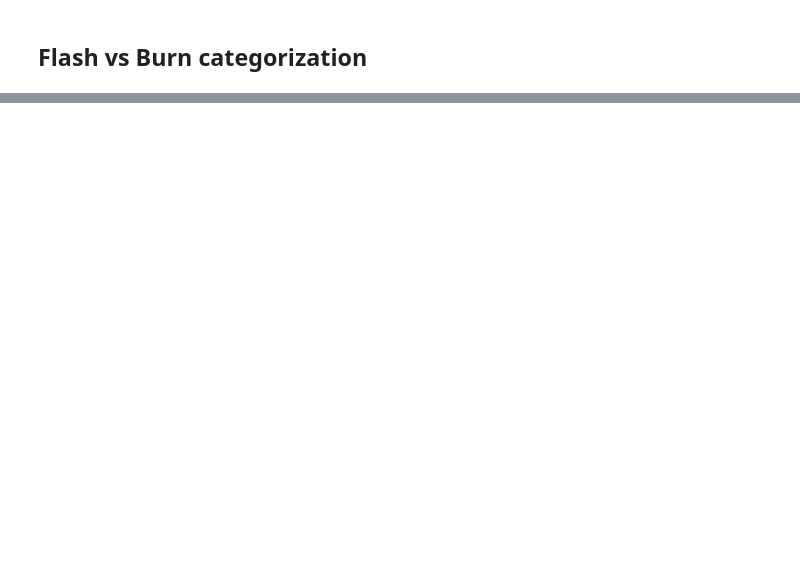
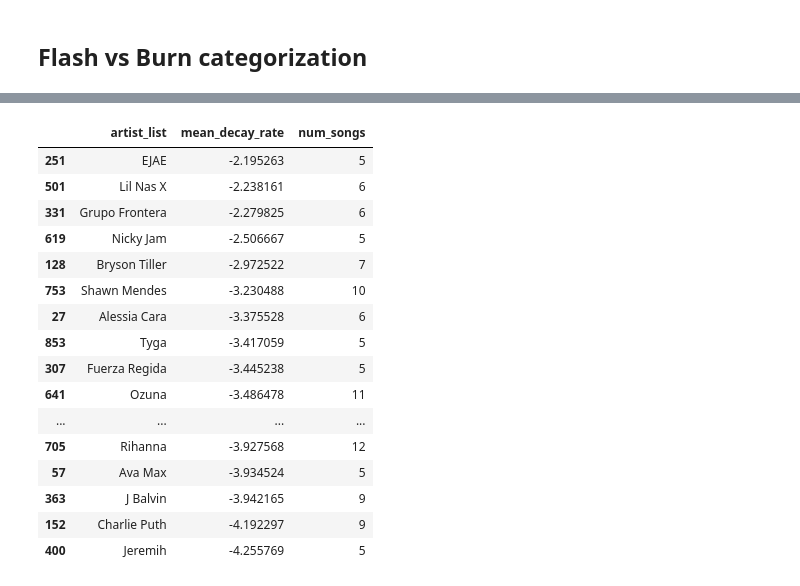
Before and after one commit to rvt9bx/dsan5200-project, a Jupyter notebook: scripts/viz.ipynb, the cells around one changed output, grey strips where cells are left out. Drawn from its saved outputs; the diff is of its cells as text; code cells hidden in the pictures; blank space fills up the shorter version.

Commit message:
rise rate vs decay rate calculations

```diff
--- a/scripts/viz.ipynb
+++ b/scripts/viz.ipynb
@@ -427,0 +257,11 @@ def categorize_songs(df):
+# %%
+# import data
+df = pd.read_csv('../data/filled_hot100_history.csv', low_memory=False)
+
+# get rid of songs that only appear for one week
+counts = df.groupby(["title", "artist"])["chart_date"].transform("size")
+df = df[counts > 1]
+
+# for simplicity, get rid of songs that fall off the chart
+mask = df.groupby(["title", "artist"])["rank"].transform(lambda x: x.notna().all())
+df = df[mask]
@@ -529,0 +502,29 @@ Name: decay_rate, dtype: float64
+# %%
+# find artists that have lowest decay rates
+
+# explode artist list to make one obs per artist
+sustained_df['artist_list'] = sustained_df['artist_list'].apply(ast.literal_eval)
+sustained_artist_df = sustained_df.explode('artist_list')
+
+# group by artist and find highest average rise rate
+artist_decay_mean = sustained_artist_df.groupby('artist_list', as_index=False).agg(mean_decay_rate = ('decay_rate','mean'), num_songs = ('artist_list','count'))
+artist_decay_mean = artist_decay_mean.sort_values('mean_decay_rate', ascending=False)
+artist_decay_mean.loc[artist_decay_mean['num_songs']>=5].head(20)
+# %% [output]
+|  | artist_list | mean_decay_rate | num_songs |
+| 251 | EJAE | -2.195263 | 5 |
+| 501 | Lil Nas X | -2.238161 | 6 |
+| 331 | Grupo Frontera | -2.279825 | 6 |
+| 619 | Nicky Jam | -2.506667 | 5 |
+| 128 | Bryson Tiller | -2.972522 | 7 |
+| 753 | Shawn Mendes | -3.230488 | 10 |
+| 27 | Alessia Cara | -3.375528 | 6 |
+| 853 | Tyga | -3.417059 | 5 |
+| 307 | Fuerza Regida | -3.445238 | 5 |
+| 641 | Ozuna | -3.486478 | 11 |
+| ... | ... | ... | ... |
+| 705 | Rihanna | -3.927568 | 12 |
+| 57 | Ava Max | -3.934524 | 5 |
+| 363 | J Balvin | -3.942165 | 9 |
+| 152 | Charlie Puth | -4.192297 | 9 |
+| 400 | Jeremih | -4.255769 | 5 |
```
Also changed, not shown: parts of 27 cells of this notebook.
